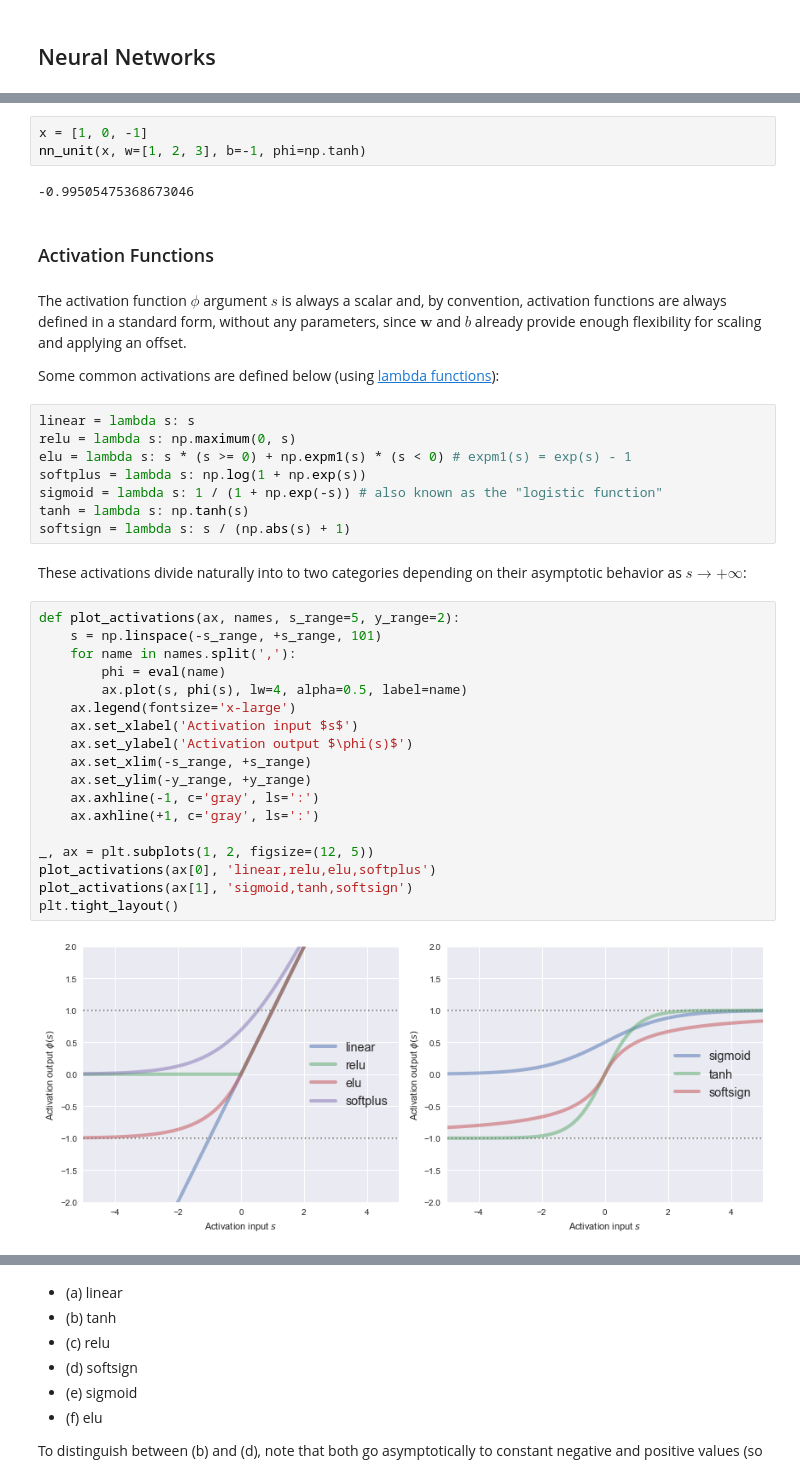
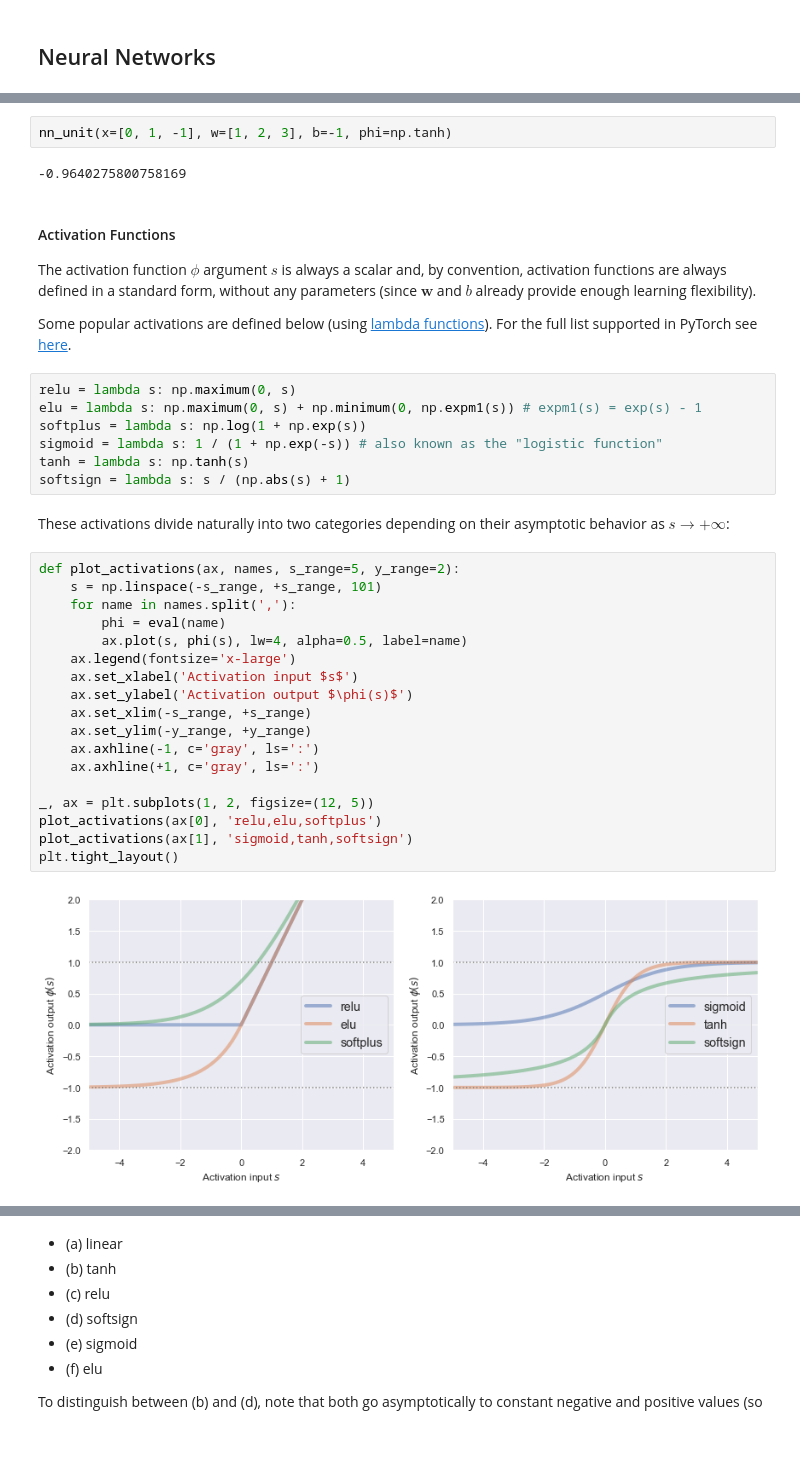
Before and after one commit to dkirkby/MachineLearningStatistics, a Jupyter notebook: notebooks/NeuralNetworks.ipynb, the cells around one changed output, grey strips where cells are left out. Cells and saved outputs as stored; diff of their text form; blank space fills up the shorter version.

```diff
--- a/notebooks/NeuralNetworks.ipynb
+++ b/notebooks/NeuralNetworks.ipynb
@@ -43,41 +64,39 @@ For example, with a 3D $\mathbf{x}$, the weight vector $w$ should also be 3D:
 # %%
-x = [1, 0, -1]
-nn_unit(x, w=[1, 2, 3], b=-1, phi=np.tanh)
+nn_unit(x=[0, 1, -1], w=[1, 2, 3], b=-1, phi=np.tanh)
 # %% [output]
--0.99505475368673046
+-0.9640275800758169
-# %% [markdown]
-### Activation Functions
 # %% [markdown]
-The activation function $\phi$ argument $s$ is always a scalar and, by convention, activation functions are always defined in a standard form, without any parameters, since $\mathbf{w}$ and $b$ already provide enough flexibility for scaling and applying an offset.
+#### Activation Functions
 
-Some common activations are defined below (using [lambda functions](https://docs.python.org/3/tutorial/controlflow.html#lambda-expressions)):
+The activation function $\phi$ argument $s$ is always a scalar and, by convention, activation functions are always defined in a standard form, without any parameters (since $\mathbf{w}$ and $b$ already provide enough learning flexibility).
+
+Some popular activations are defined below (using [lambda functions](https://docs.python.org/3/tutorial/controlflow.html#lambda-expressions)). For the full list supported in PyTorch see [here](https://pytorch.org/docs/stable/nn.html#non-linear-activations-weighted-sum-nonlinearity).
 # %%
-linear = lambda s: s
 relu = lambda s: np.maximum(0, s)
-elu = lambda s: s * (s >= 0) + np.expm1(s) * (s < 0) # expm1(s) = exp(s) - 1
+elu = lambda s: np.maximum(0, s) + np.minimum(0, np.expm1(s)) # expm1(s) = exp(s) - 1
 softplus = lambda s: np.log(1 + np.exp(s))
 sigmoid = lambda s: 1 / (1 + np.exp(-s)) # also known as the "logistic function"
 tanh = lambda s: np.tanh(s)
 softsign = lambda s: s / (np.abs(s) + 1)
 # %% [markdown]
-These activations divide naturally into to two categories depending on their asymptotic behavior as $s\rightarrow +\infty$:
+These activations divide naturally into two categories depending on their asymptotic behavior as $s\rightarrow +\infty$:
 # %%
 def plot_activations(ax, names, s_range=5, y_range=2):
     s = np.linspace(-s_range, +s_range, 101)
     for name in names.split(','):
         phi = eval(name)
         ax.plot(s, phi(s), lw=4, alpha=0.5, label=name)
     ax.legend(fontsize='x-large')
     ax.set_xlabel('Activation input $s$')
     ax.set_ylabel('Activation output $\phi(s)$')
     ax.set_xlim(-s_range, +s_range)
     ax.set_ylim(-y_range, +y_range)
     ax.axhline(-1, c='gray', ls=':')
     ax.axhline(+1, c='gray', ls=':')
 
 _, ax = plt.subplots(1, 2, figsize=(12, 5))
-plot_activations(ax[0], 'linear,relu,elu,softplus')
+plot_activations(ax[0], 'relu,elu,softplus')
 plot_activations(ax[1], 'sigmoid,tanh,softsign')
 plt.tight_layout()
 # %% [output]
-[figure, old version]
+[figure, new version]
```
Also changed, not shown: parts of 162 cells of this notebook.
